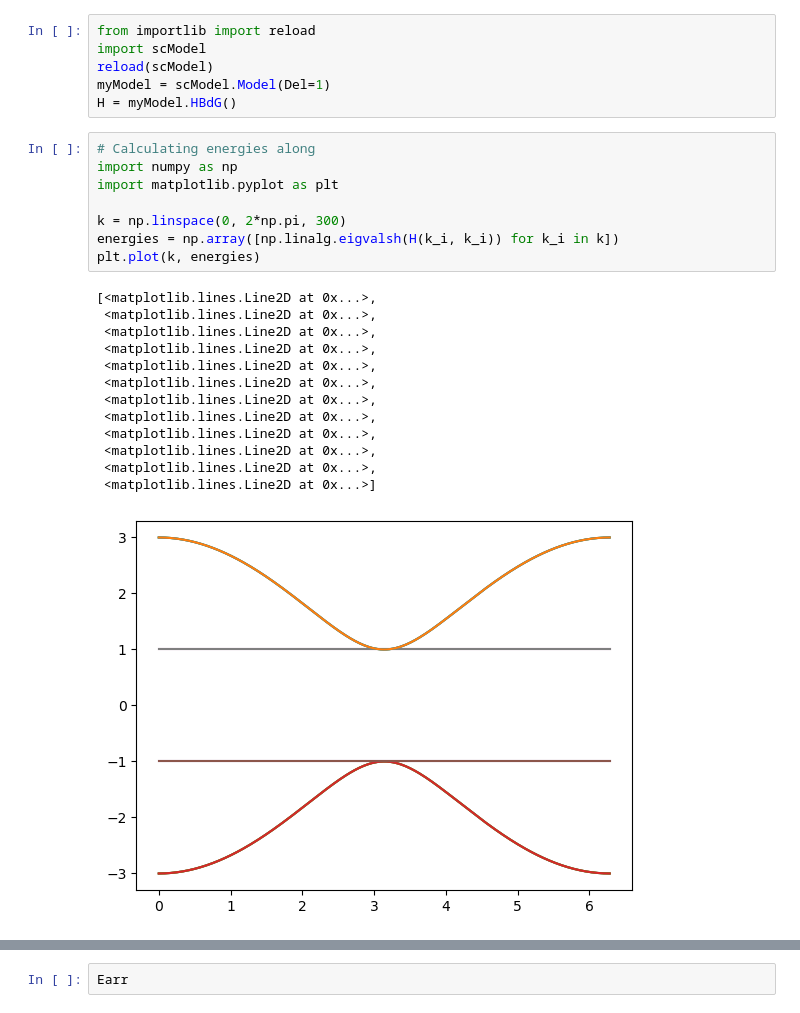
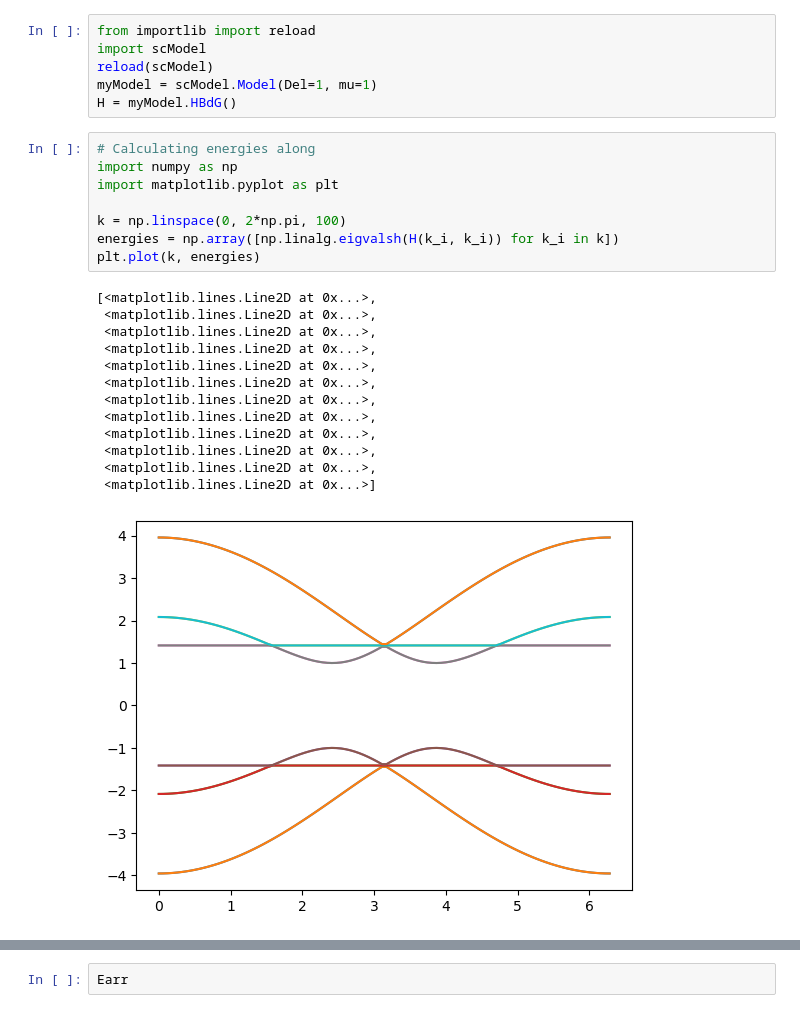
Before and after one commit to alicecarroll/Lieb-Lattice, a Jupyter notebook: calc3.ipynb, the cells around one changed output, grey strips where cells are left out. Cells and saved outputs as stored; diff of their text form.

```diff
--- a/calc3.ipynb
+++ b/calc3.ipynb
@@ -2,30 +2,30 @@
 from importlib import reload
 import scModel
 reload(scModel)
-myModel = scModel.Model(Del=1)
+myModel = scModel.Model(Del=1, mu=1)
 H = myModel.HBdG()
 # %%
 # Calculating energies along
 import numpy as np
 import matplotlib.pyplot as plt
 
-k = np.linspace(0, 2*np.pi, 300)
+k = np.linspace(0, 2*np.pi, 100)
 energies = np.array([np.linalg.eigvalsh(H(k_i, k_i)) for k_i in k])
 plt.plot(k, energies)
 # %% [output]
 [<matplotlib.lines.Line2D at 0x...>,
  <matplotlib.lines.Line2D at 0x...>,
  <matplotlib.lines.Line2D at 0x...>,
  <matplotlib.lines.Line2D at 0x...>,
  <matplotlib.lines.Line2D at 0x...>,
  <matplotlib.lines.Line2D at 0x...>,
  <matplotlib.lines.Line2D at 0x...>,
  <matplotlib.lines.Line2D at 0x...>,
  <matplotlib.lines.Line2D at 0x...>,
  <matplotlib.lines.Line2D at 0x...>,
  <matplotlib.lines.Line2D at 0x...>,
  <matplotlib.lines.Line2D at 0x...>]
-[figure, old version]
+[figure, new version]
 # %%
 energies = myModel.solvHam(k, k)
 energies
```
Also changed, not shown: parts of 10 cells of this notebook, 3 other files.
